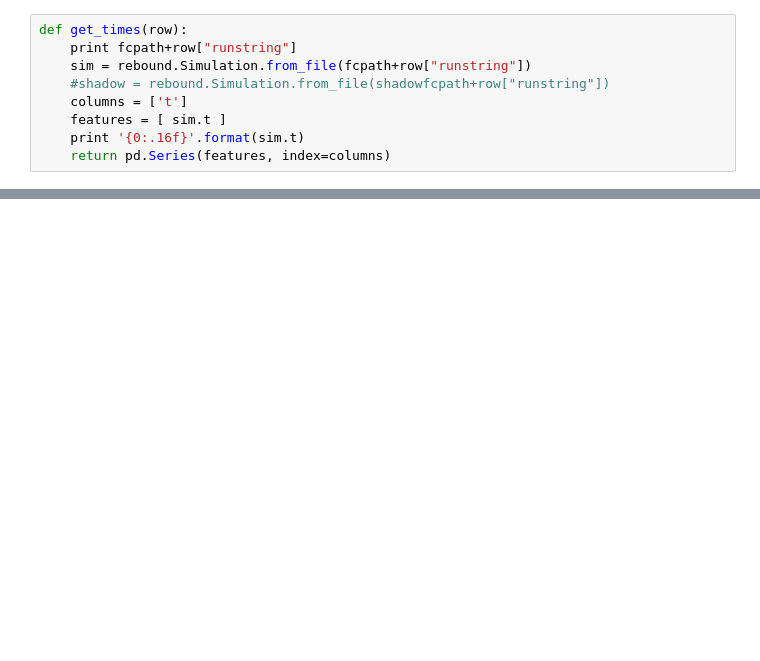
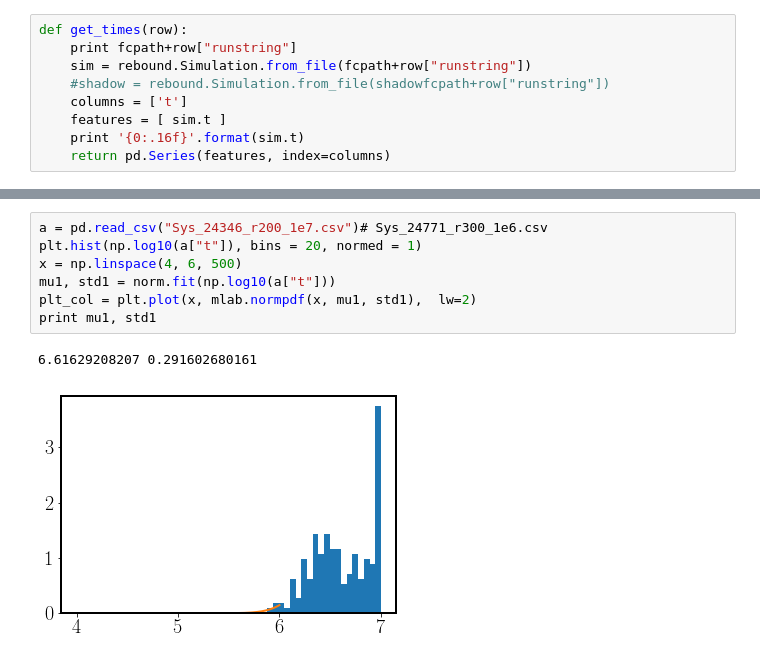
Before and after one commit to Naireen/stabilitydataset, a Jupyter notebook: Analysis/Reading_Sim_Ts.ipynb, the cells around one changed output, grey strips where cells are left out. Saved outputs shown, nothing was run; the diff lists cells and outputs as text; blank space fills up the shorter version.

```diff
--- a/Analysis/Reading_Sim_Ts.ipynb
+++ b/Analysis/Reading_Sim_Ts.ipynb
@@ -135,0 +317,10 @@ plt.show()
+# %%
+a = pd.read_csv("Sys_24346_r200_1e7.csv")# Sys_24771_r300_1e6.csv
+plt.hist(np.log10(a["t"]), bins = 20, normed = 1)
+x = np.linspace(4, 6, 500)
+mu1, std1 = norm.fit(np.log10(a["t"]))
+plt_col = plt.plot(x, mlab.normpdf(x, mu1, std1),  lw=2)
+print mu1, std1
+# %% [output]
+6.61629208207 0.291602680161
+[figure, added]
```
Also changed, not shown: parts of 11 cells of this notebook.
